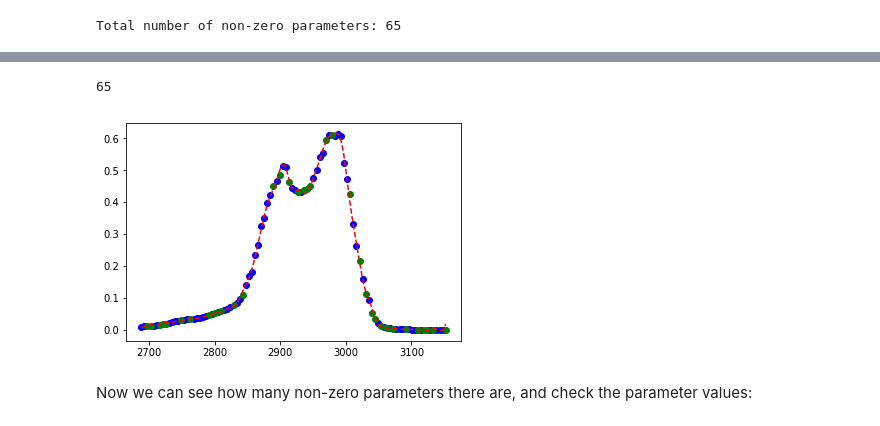
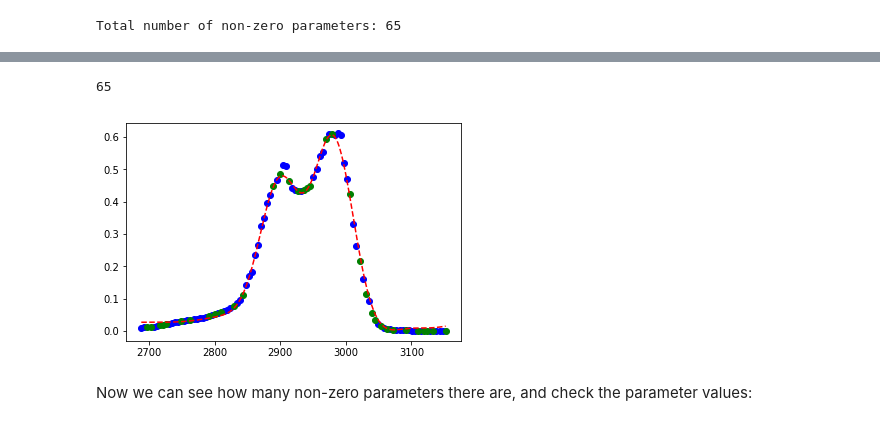
Before and after one commit to medford-group/data_analytics_for_engineers, a Jupyter notebook: modules/1-regression/regression.ipynb, the cells around one changed output, grey strips where cells are left out. Cells and saved outputs as stored; diff of their text form; code cells hidden in the pictures.

```diff
--- a/modules/1-regression/regression.ipynb
+++ b/modules/1-regression/regression.ipynb
@@ -213,11 +186,11 @@ def rbf(x_train, x_val=None, gamma=1):
             X[i,j] = np.exp(-gamma*(x_val[i] - x_train[j])**2)
     return X
 
-sigma = 1
+sigma = 30
 gamma = 1./(2*sigma**2)
-x_val = np.linspace(min(x_peak), max(x_peak), 800)
+x_val = np.linspace(min(x_peak), max(x_peak), 300)
 X_rbf = rbf(x_peak, x_val=x_val, gamma=gamma)
 
 fig, ax = plt.subplots()
-ax.plot(x_val, X_rbf[:,:]);
+ax.plot(x_val, X_rbf[:,50]);
 # %% [output]
@@ -479,8 +394,7 @@ This means that if $\alpha$ is large, $C$ is small. This can get very confusing,
 sigma = 10
 gamma = 1./(2*sigma**2)
 
-C = 1e9
-alpha = C
+alpha = 0.001
 
 KRR = KernelRidge(alpha=alpha, kernel='rbf', gamma=gamma)
 x_peak = x_peak.reshape(-1,1) #we need to convert these to columns
@@ -537,8 +451,7 @@ We can use cross-validation to optimize hyperparameters such as regularization s
 sigma = 10
 gamma = 1./(2*sigma**2)
 
-C = 1e-3
-alpha = C
+alpha = 0.1
 
 KRR = KernelRidge(alpha=alpha, kernel='rbf', gamma=gamma)
 KRR.fit(x_train, y_train)
@@ -572,25 +485,2 @@ Use the test/train split defined above and use values of C from [1e-7, 1e-5, 1e-
 
 MSE = $\frac{1}{n}\sum_{i=1}^n(y_i-\hat{y}_i)^2$
-# %%
-#insert code here
-C_list = [1e-7, 1e-5, 1e-3, 1e-2, 1]
-
-def MSE(y, yhat):
-    n = len(y)
-    return (1./n)*(sum((y-yhat)**2))
-
-MSE_list = []
-#for Ci in C_list:
-#for i in range(len(C_list)):
-for i, Ci in enumerate(C_list):
-    Ci = C_list[i]
-    alpha = Ci
-    KRR = KernelRidge(alpha=alpha, kernel='rbf', gamma=gamma)
-    KRR.fit(x_train, y_train)
-    yhat_KRR = KRR.predict(x_test)
-    MSE_i = MSE(y_test, yhat_KRR)
-    MSE_list.append(MSE_i)
-
-fig, ax = plt.subplots()
-ax.plot(np.log(C_list), MSE_list, 'ok')
-MSE_list
@@ -625,30 +520,29 @@ We will not go through the derivation of *why* the L1 norm causes parameters to
 # %%
 from sklearn.linear_model import Lasso
 
-sigma = 10
+sigma = 30
 gamma = 1./(2*sigma**2)
 
 X_train = rbf(x_train, gamma=gamma)
 
-C = 1e-7
-alpha = C
+alpha = 1e-3
 
 LASSO = Lasso(alpha=alpha)
 LASSO.fit(X_train, y_train)
 print(len(LASSO.coef_))
 
 x_predict = np.linspace(min(x_peak), max(x_peak), 300) #create prediction data
 X_predict = rbf(x_train, x_val=x_predict, gamma=gamma)
 
 yhat_LASSO = LASSO.predict(X_predict)
 
 fig, ax = plt.subplots()
 ax.plot(x_train, y_train, 'ob')
 ax.plot(x_test, y_test, 'og')
 ax.plot(x_predict, yhat_LASSO, '--r');
 # %% [output]
 65
-[figure, old version]
+[figure, new version]
 # %% [markdown]
 Now we can see how many non-zero parameters there are, and check the parameter values:
 # %%
```
Also changed, not shown: parts of 64 cells of this notebook, 2 other files.
